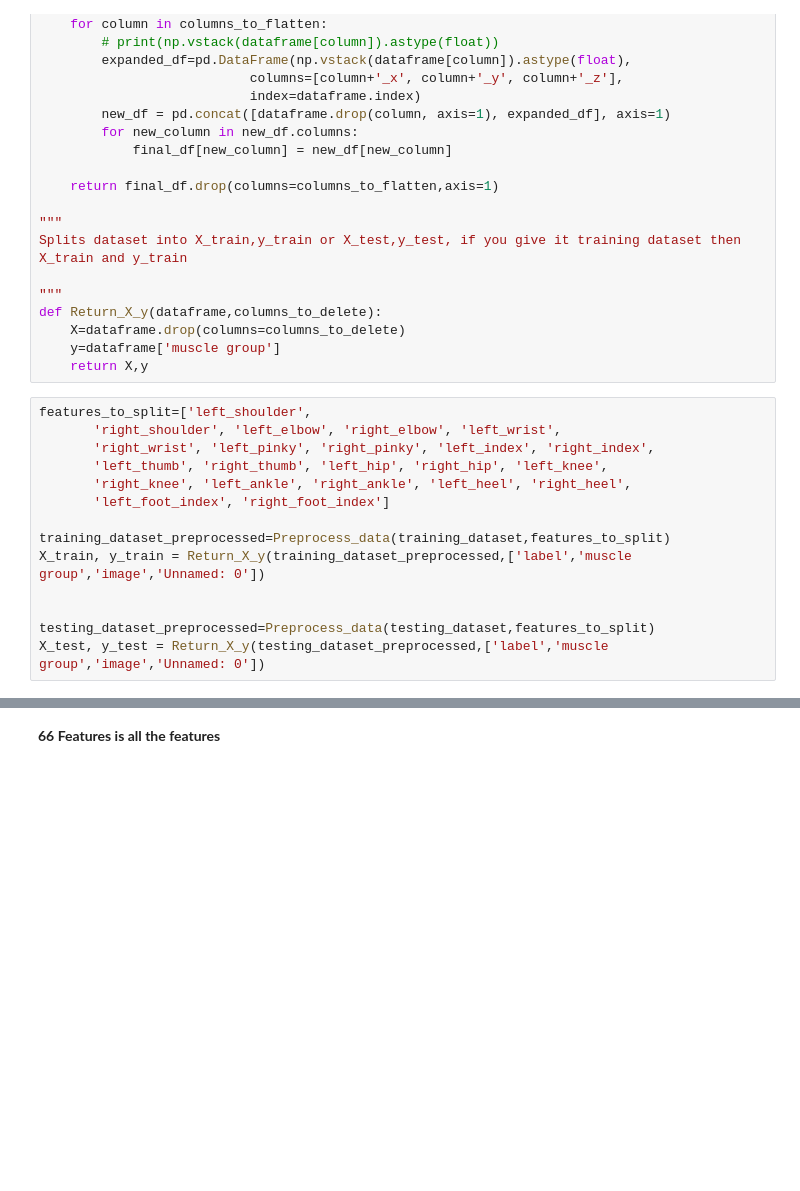
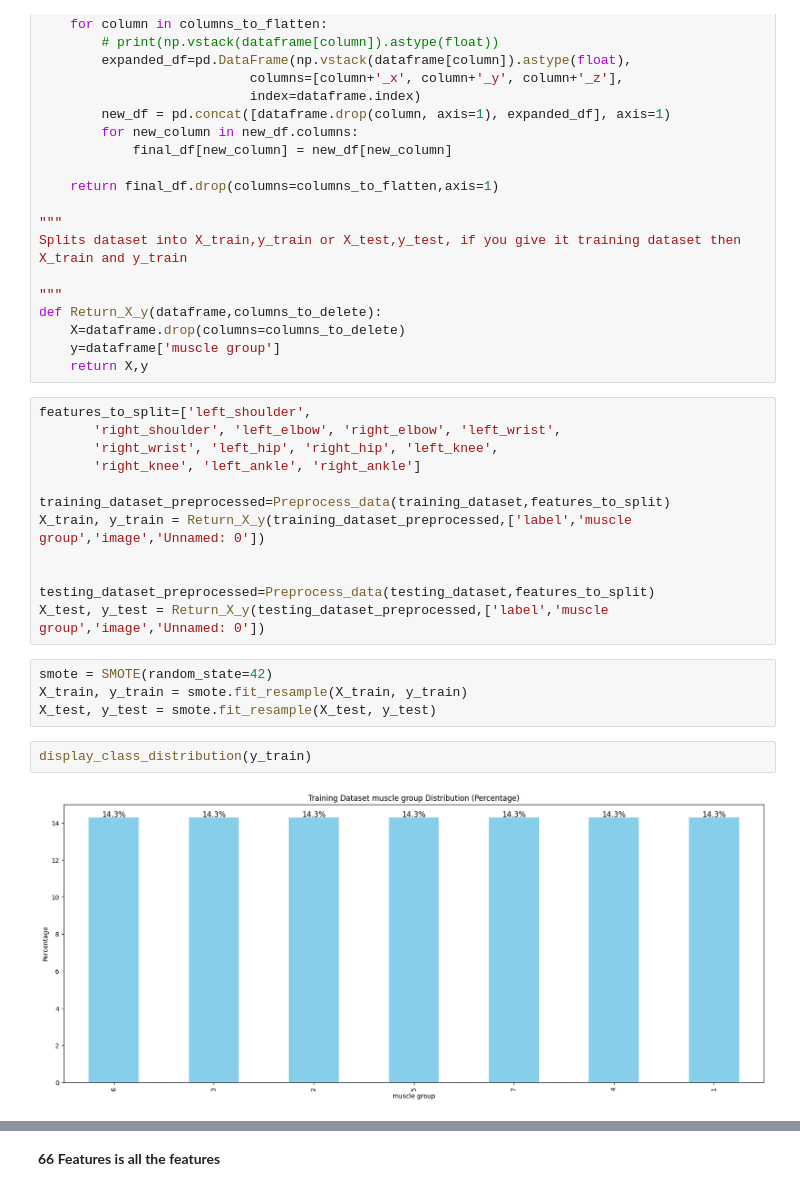
Before and after one commit to yasinetawfeek/GymBro, a Jupyter notebook: AI/app/muscle_group_classifer_notebook.ipynb, the cells around one changed output, grey strips where cells are left out. Cells and saved outputs as stored; diff of their text form; blank space fills up the shorter version.

```diff
--- a/AI/app/muscle_group_classifer_notebook.ipynb
+++ b/AI/app/muscle_group_classifer_notebook.ipynb
@@ -131,10 +128,8 @@ def Return_X_y(dataframe,columns_to_delete):
 # %%
 features_to_split=['left_shoulder',
        'right_shoulder', 'left_elbow', 'right_elbow', 'left_wrist',
-       'right_wrist', 'left_pinky', 'right_pinky', 'left_index', 'right_index',
-       'left_thumb', 'right_thumb', 'left_hip', 'right_hip', 'left_knee',
-       'right_knee', 'left_ankle', 'right_ankle', 'left_heel', 'right_heel',
-       'left_foot_index', 'right_foot_index']
+       'right_wrist', 'left_hip', 'right_hip', 'left_knee',
+       'right_knee', 'left_ankle', 'right_ankle']
 
 training_dataset_preprocessed=Preprocess_data(training_dataset,features_to_split)
 X_train, y_train = Return_X_y(training_dataset_preprocessed,['label','muscle group','image','Unnamed: 0'])
@@ -142,6 +137,14 @@ X_train, y_train = Return_X_y(training_dataset_preprocessed,['label','muscle gro
 
 testing_dataset_preprocessed=Preprocess_data(testing_dataset,features_to_split)
 X_test, y_test = Return_X_y(testing_dataset_preprocessed,['label','muscle group','image','Unnamed: 0'])
+# %%
+smote = SMOTE(random_state=42)
+X_train, y_train = smote.fit_resample(X_train, y_train)
+X_test, y_test = smote.fit_resample(X_test, y_test)
+# %%
+display_class_distribution(y_train)
+# %% [output]
+[figure, added]
 # %%
 print("X_train Shape",X_train.shape)
 
```
Also changed, not shown: parts of 34 cells of this notebook, 6 other files.
